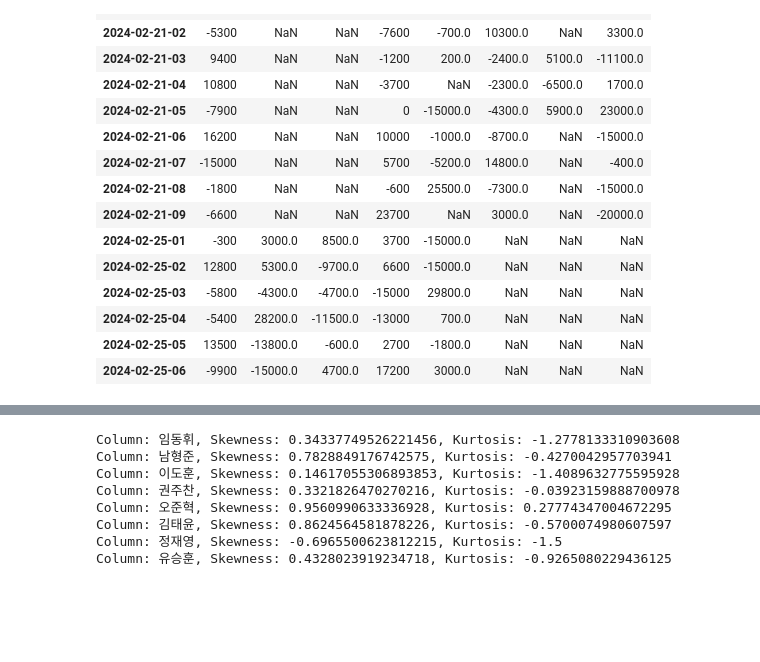
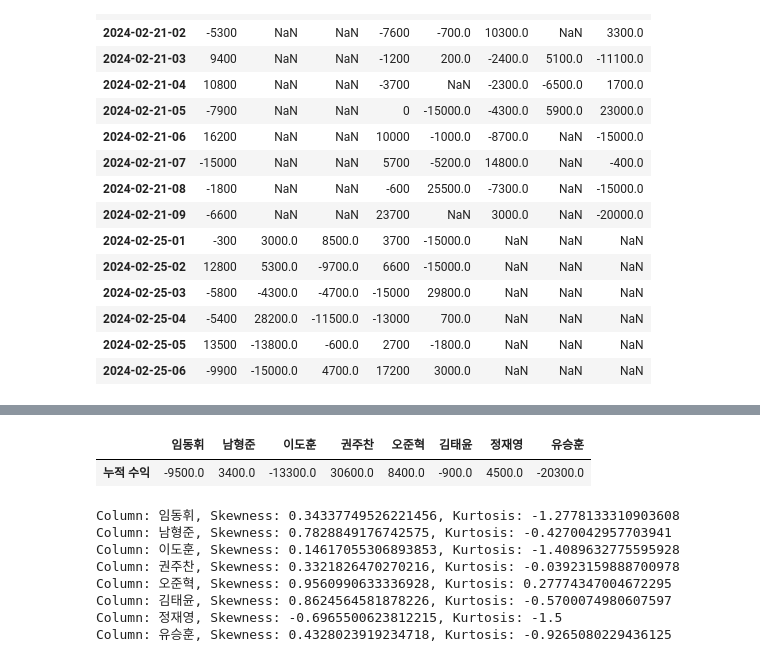
Before and after one commit to donghui-0126/poker-game-data-analysis, a Jupyter notebook: poker_analysis_total.ipynb, the cells around one changed output, grey strips where cells are left out. Saved outputs shown, nothing was run; the diff lists cells and outputs as text; code cells hidden in the pictures; blank space fills up the shorter version.

```diff
--- a/포커기록지.ipynb
+++ b/poker_analysis_total.ipynb
@@ -39,6 +42,11 @@ poker_df.describe()
 | 50% | -5300.000000 | -650.000000 | -2650.000000 | 2100.000000 | -700.000000 | -2400.000000 | 5100.000000 | -400.000000 |
 | 75% | 10100.000000 | 4725.000000 | 3375.000000 | 6150.000000 | 2900.000000 | 3000.000000 | 5500.000000 | 3300.000000 |
 | max | 16200.000000 | 28200.000000 | 8500.000000 | 23700.000000 | 29800.000000 | 14800.000000 | 5900.000000 | 23000.000000 |
+# %%
+pd.DataFrame(poker_df.sum(), columns=["누적 수익"]).T
+# %% [output]
+|  | 임동휘 | 남형준 | 이도훈 | 권주찬 | 오준혁 | 김태윤 | 정재영 | 유승훈 |
+| 누적 수익 | -9500.0 | 3400.0 | -13300.0 | 30600.0 | 8400.0 | -900.0 | 4500.0 | -20300.0 |
 # %%
 for col in poker_df.columns:
     data = poker_df[col].dropna()
```
Also changed, not shown: parts of 3 cells of this notebook, 5 other files.
